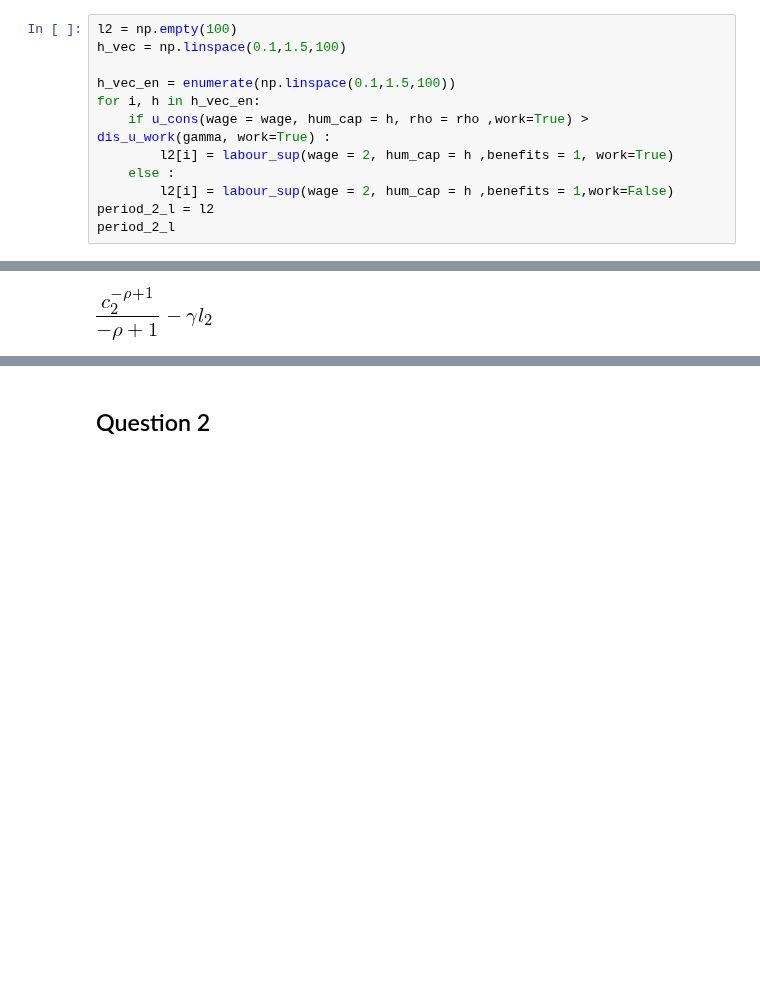
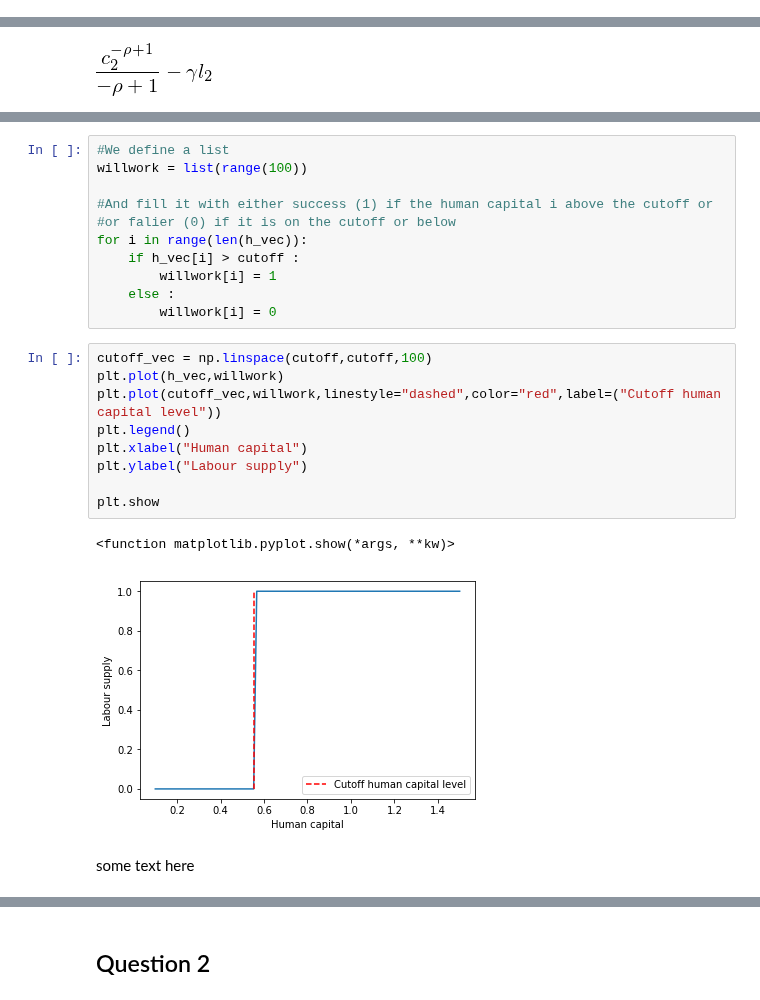
Before and after one commit to NumEconCopenhagen/projects-2019-al, a Jupyter notebook: examproject/August.ipynb, the cells around one changed output, grey strips where cells are left out. Drawn from its saved outputs; the diff is of its cells as text; blank space fills up the shorter version.

```diff
--- a/examproject/August.ipynb
+++ b/examproject/August.ipynb
@@ -88,12 +11,0 @@ delta = 0.1
-# %%
-l2 = np.empty(100)
-h_vec = np.linspace(0.1,1.5,100)
-
-h_vec_en = enumerate(np.linspace(0.1,1.5,100))
-for i, h in h_vec_en:
-    if u_cons(wage = wage, hum_cap = h, rho = rho ,work=True) > dis_u_work(gamma, work=True) :
-        l2[i] = labour_sup(wage = 2, hum_cap = h ,benefits = 1, work=True)
-    else :
-        l2[i] = labour_sup(wage = 2, hum_cap = h ,benefits = 1,work=False)
-period_2_l = l2
-period_2_l
@@ -190,0 +111,25 @@ The graph clearly indicate that there the marginal gain of human capital is decr
+# %%
+#We define a list
+willwork = list(range(100))
+
+#And fill it with either success (1) if the human capital i above the cutoff or
+#or falier (0) if it is on the cutoff or below
+for i in range(len(h_vec)):
+    if h_vec[i] > cutoff :
+        willwork[i] = 1
+    else :
+        willwork[i] = 0
+# %%
+cutoff_vec = np.linspace(cutoff,cutoff,100)
+plt.plot(h_vec,willwork)
+plt.plot(cutoff_vec,willwork,linestyle="dashed",color="red",label=("Cutoff human capital level"))
+plt.legend()
+plt.xlabel("Human capital")
+plt.ylabel("Labour supply")
+
+plt.show
+# %% [output]
+<function matplotlib.pyplot.show(*args, **kw)>
+[figure, added]
+# %% [markdown]
+some text here
```
Also changed, not shown: parts of 37 cells of this notebook.
